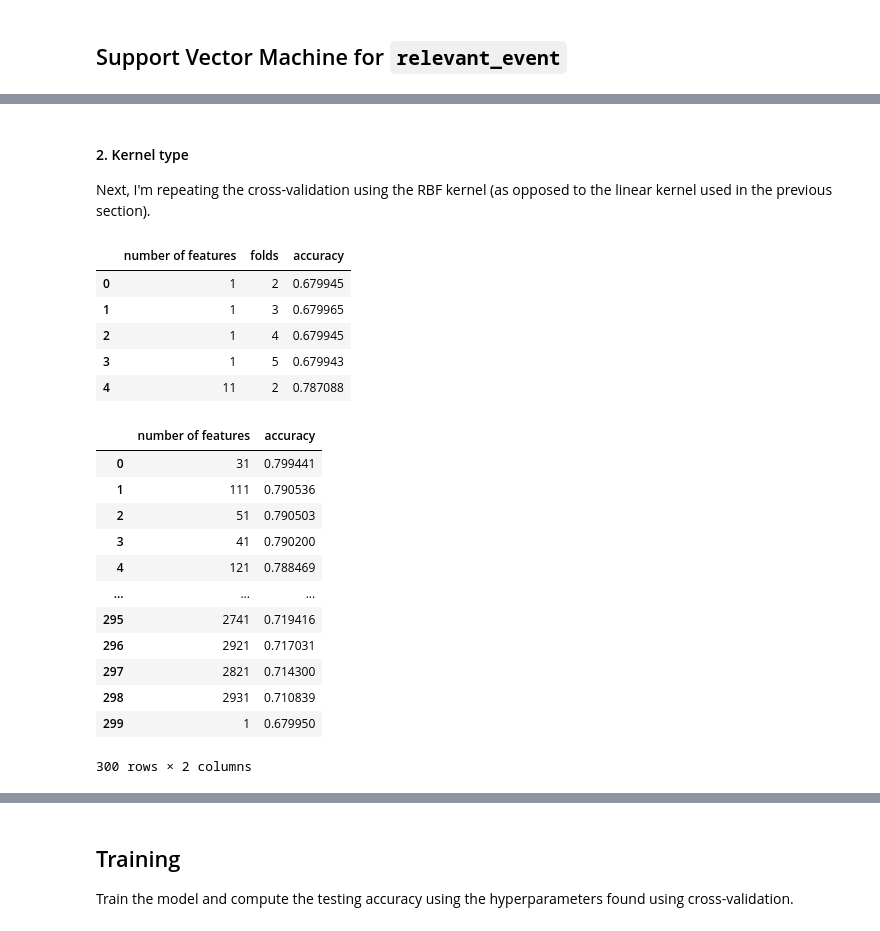
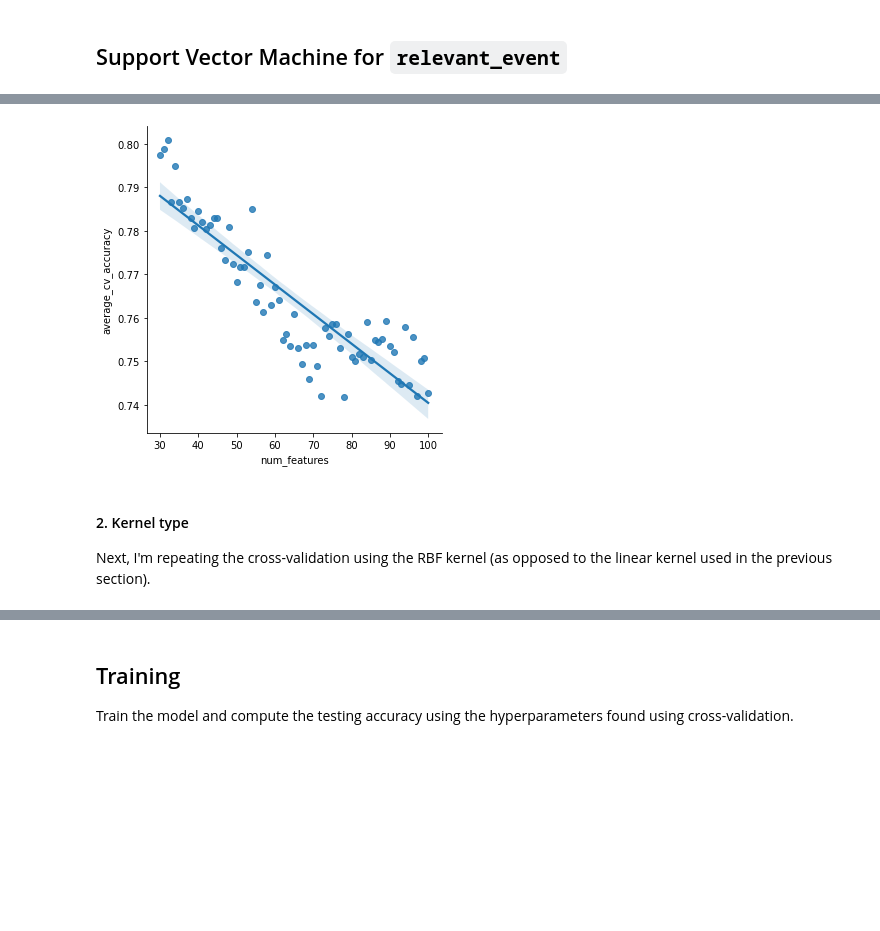
Before and after one commit to jonathanold/conflict-india, a Jupyter notebook: code/svm_satp_data.ipynb, the cells around one changed output, grey strips where cells are left out. Cells and saved outputs as stored; diff of their text form; code cells hidden in the pictures; blank space fills up the shorter version.

```diff
--- a/code/svm_satp_data.ipynb
+++ b/code/svm_satp_data.ipynb
@@ -165,0 +158,3 @@ plt.show()
+# %%
+# CV for number of features for 30-100
+accuracy_linear_small, grouped_linear_small = num_features_cv(30, 101, 1, 'linear', 1.0, 'auto')
@@ -166,3 +170,8 @@ plt.show()
+# %%
+# Plot accuracy for CV on restricted range
+plot_accuracy('num_features', 'average_cv_accuracy', grouped_linear_small)
+# %% [output]
+[figure, added]
 # %% [markdown]
 #### 2. Kernel type
 
@@ -180,29 +178,0 @@ for n in num_features:
-# %%
-# Create table to display results of CV
-accuracy_cv['number of features'] = accuracy_cv['number of features'].astype('int')
-accuracy_cv['folds'] = accuracy_cv['folds'].astype('int')
-# %% [output]
-|  | number of features | folds | accuracy |
-| 0 | 1 | 2 | 0.679945 |
-| 1 | 1 | 3 | 0.679965 |
-| 2 | 1 | 4 | 0.679945 |
-| 3 | 1 | 5 | 0.679943 |
-| 4 | 11 | 2 | 0.787088 |
-# %%
-# Accuracy based on the number of features
-grouped_features = accuracy_cv.groupby('number of features')[['accuracy']].mean().sort_values(by='accuracy', ascending=False).reset_index()
-grouped_features
-# %% [output]
-|  | number of features | accuracy |
-| 0 | 31 | 0.799441 |
-| 1 | 111 | 0.790536 |
-| 2 | 51 | 0.790503 |
-| 3 | 41 | 0.790200 |
-| 4 | 121 | 0.788469 |
-| ... | ... | ... |
-| 295 | 2741 | 0.719416 |
-| 296 | 2921 | 0.717031 |
-| 297 | 2821 | 0.714300 |
-| 298 | 2931 | 0.710839 |
-| 299 | 1 | 0.679950 |
-300 rows × 2 columns
```
Also changed, not shown: parts of 31 cells of this notebook.
